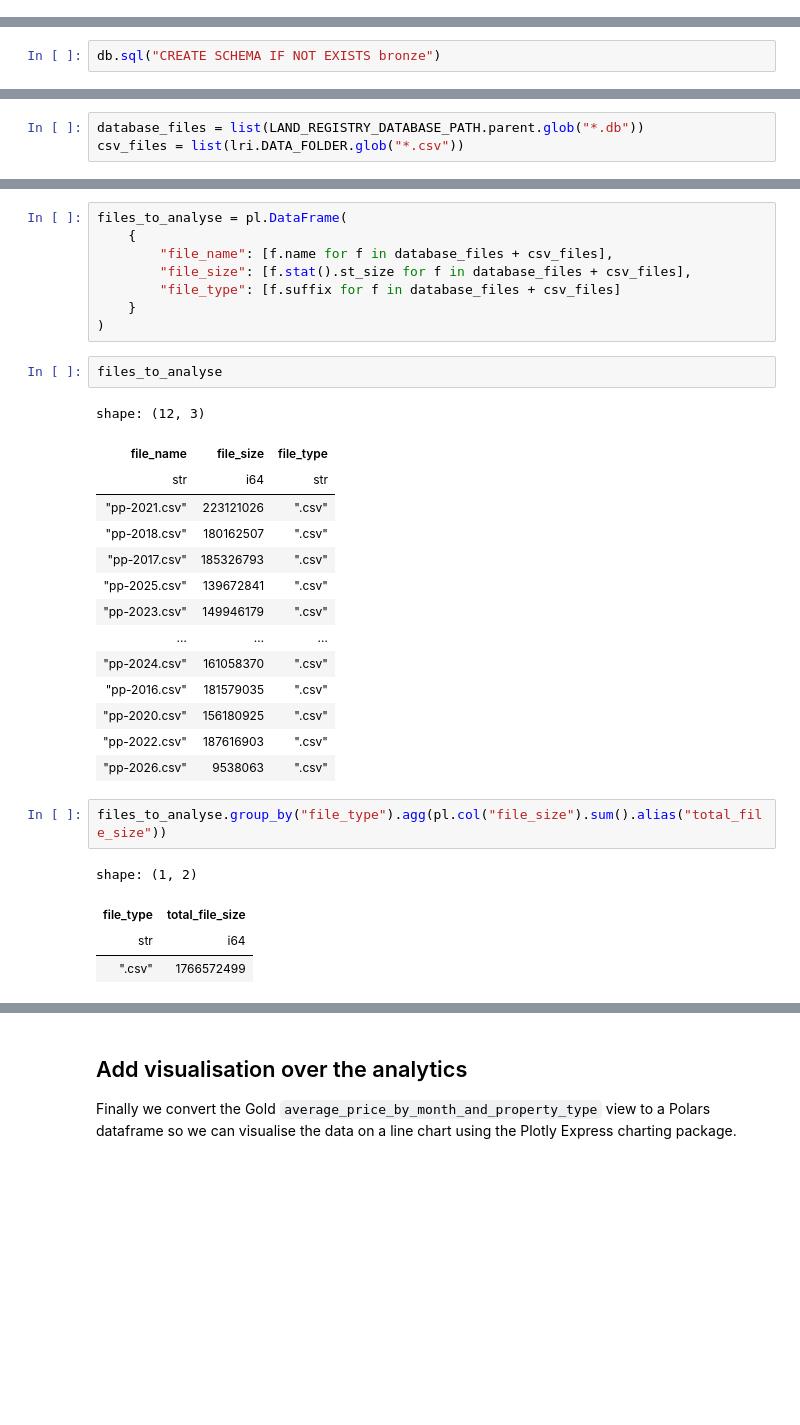
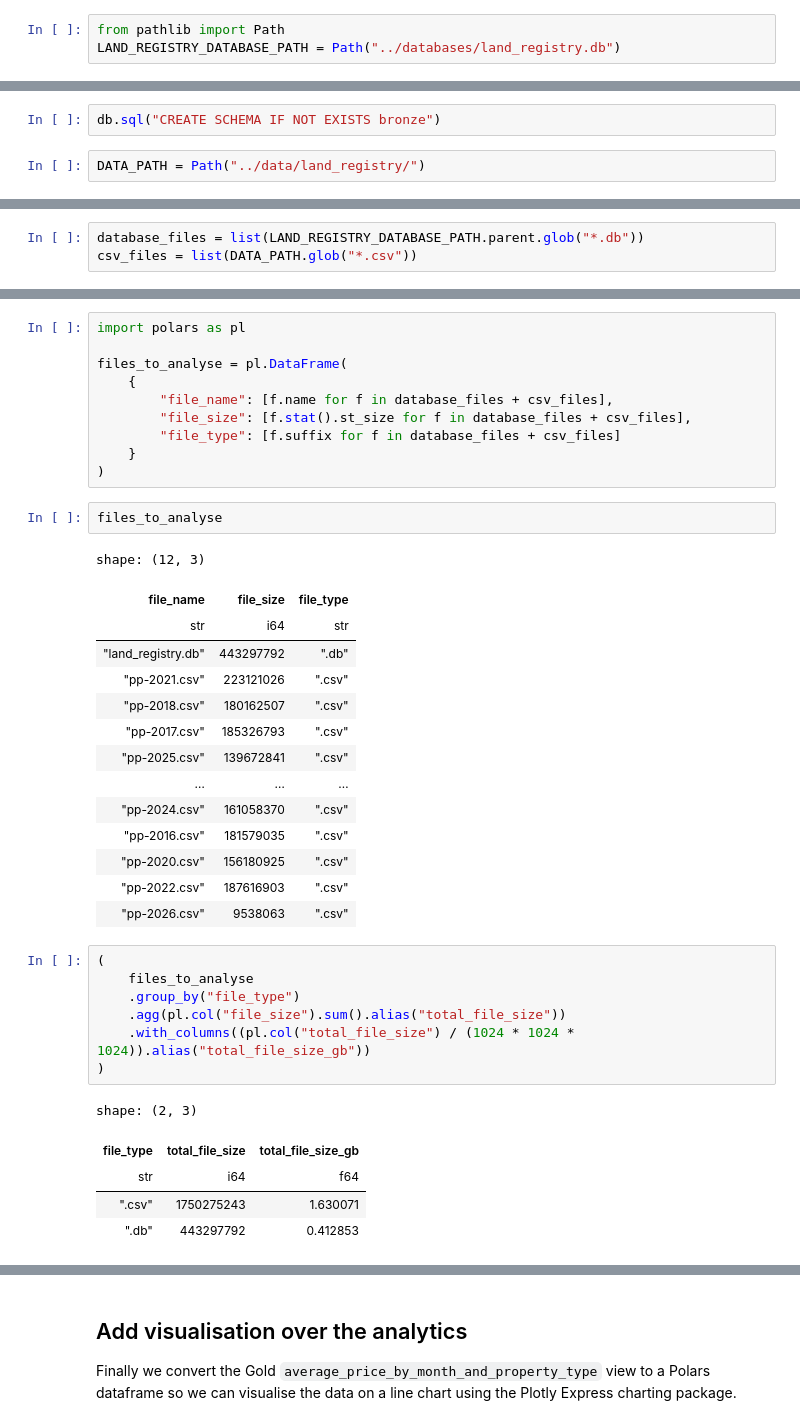
Before and after one commit to endjin/endjin-duckdb-examples, a Jupyter notebook: notebooks/sqlbits_2026/using_database_features.ipynb, the cells around one changed output, grey strips where cells are left out. Cells and saved outputs as stored; diff of their text form; blank space fills up the shorter version.

```diff
--- a/notebooks/sqlbits_2026/using_database_features.ipynb
+++ b/notebooks/sqlbits_2026/using_database_features.ipynb
@@ -83,3 +4,6 @@ duckdb.sql(
 ## Set up a database and load the raw data into a table
 
 We're going to create a DuckDB database to persist the data we have extracted from the CSV files and then take it through a few transformation steps to finally generate some useful analytics over the data.
+# %%
+from pathlib import Path
+LAND_REGISTRY_DATABASE_PATH = Path("../databases/land_registry.db")
@@ -108,5 +31,7 @@ Then we use a [CREATE TABLE](https://duckdb.org/docs/stable/sql/statements/creat
 # %%
 db.sql("CREATE SCHEMA IF NOT EXISTS bronze")
+# %%
+DATA_PATH = Path("../data/land_registry/")
 # %%
 db.sql(
     f"""
@@ -334,3 +175,3 @@ This is impressive given we have persisted copies of the CSV data twice in both
 # %%
 database_files = list(LAND_REGISTRY_DATABASE_PATH.parent.glob("*.db"))
-csv_files = list(lri.DATA_FOLDER.glob("*.csv"))
+csv_files = list(DATA_PATH.glob("*.csv"))
@@ -337,4 +182,6 @@ csv_files = list(lri.DATA_FOLDER.glob("*.csv"))
 # %%
+import polars as pl
+
 files_to_analyse = pl.DataFrame(
     {
         "file_name": [f.name for f in database_files + csv_files],
@@ -348,11 +195,11 @@ files_to_analyse
 shape: (12, 3)
 | file_name | file_size | file_type |
 | str | i64 | str |
+| "land_registry.db" | 443297792 | ".db" |
 | "pp-2021.csv" | 223121026 | ".csv" |
 | "pp-2018.csv" | 180162507 | ".csv" |
 | "pp-2017.csv" | 185326793 | ".csv" |
 | "pp-2025.csv" | 139672841 | ".csv" |
-| "pp-2023.csv" | 149946179 | ".csv" |
 | … | … | … |
 | "pp-2024.csv" | 161058370 | ".csv" |
 | "pp-2016.csv" | 181579035 | ".csv" |
@@ -360,12 +207,18 @@ shape: (12, 3)
 | "pp-2022.csv" | 187616903 | ".csv" |
 | "pp-2026.csv" | 9538063 | ".csv" |
 # %%
-files_to_analyse.group_by("file_type").agg(pl.col("file_size").sum().alias("total_file_size"))
+(
+    files_to_analyse
+    .group_by("file_type")
+    .agg(pl.col("file_size").sum().alias("total_file_size"))
+    .with_columns((pl.col("total_file_size") / (1024 * 1024 * 1024)).alias("total_file_size_gb"))
+)
 # %% [output]
-shape: (1, 2)
+shape: (2, 3)
-| file_type | total_file_size |
-| str | i64 |
-| ".csv" | 1766572499 |
+| file_type | total_file_size | total_file_size_gb |
+| str | i64 | f64 |
+| ".csv" | 1750275243 | 1.630071 |
+| ".db" | 443297792 | 0.412853 |
 # %%
 # Calculate total sizes for .db and .csv files
 db_size = files_to_analyse.filter(pl.col("file_type") == ".db")["file_size"].sum()
```
Also changed, not shown: parts of 59 cells of this notebook, 1 other file.
